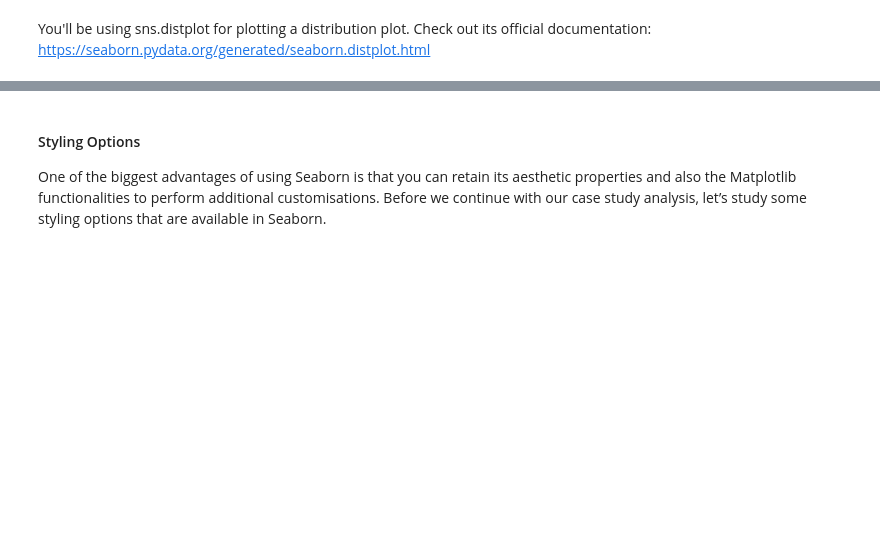
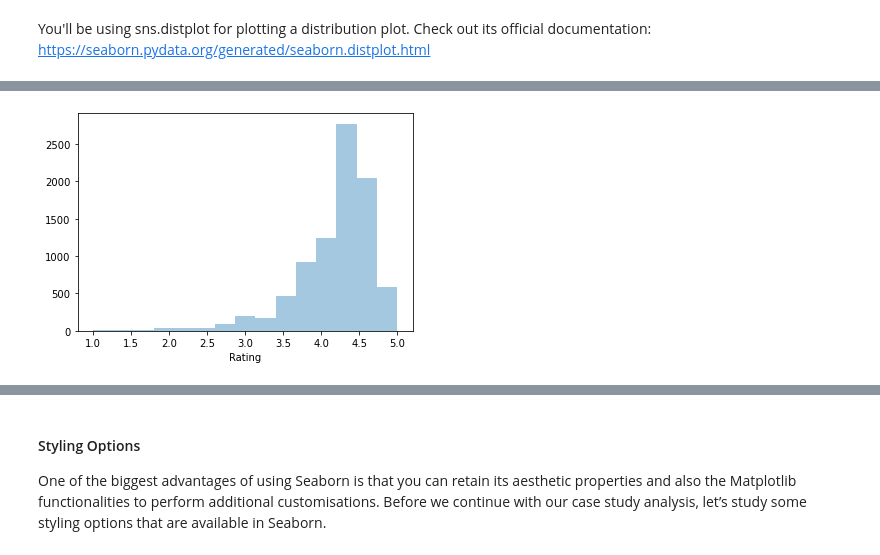
Before and after one commit to khairnardevashish/Data-Visualisation-for-DS-and-ML, a Jupyter notebook: Case Study Notebook/Data Visualisation in Python - Case Study.ipynb, the cells around one changed output, grey strips where cells are left out. Saved outputs shown, nothing was run; the diff lists cells and outputs as text; code cells hidden in the pictures; blank space fills up the shorter version.

```diff
--- a/Case Study Notebook/Data Visualisation in Python - Case Study.ipynb
+++ b/Case Study Notebook/Data Visualisation in Python - Case Study.ipynb
@@ -586,2 +593,7 @@ You'll be using sns.distplot for plotting a distribution plot. Check out its off
+# %%
+sns.distplot(df.Rating)
+plt.show()
+# %% [output]
+[figure, added]
 # %%
 #Change the number of bins
```
Also changed, not shown: parts of 23 cells of this notebook.
